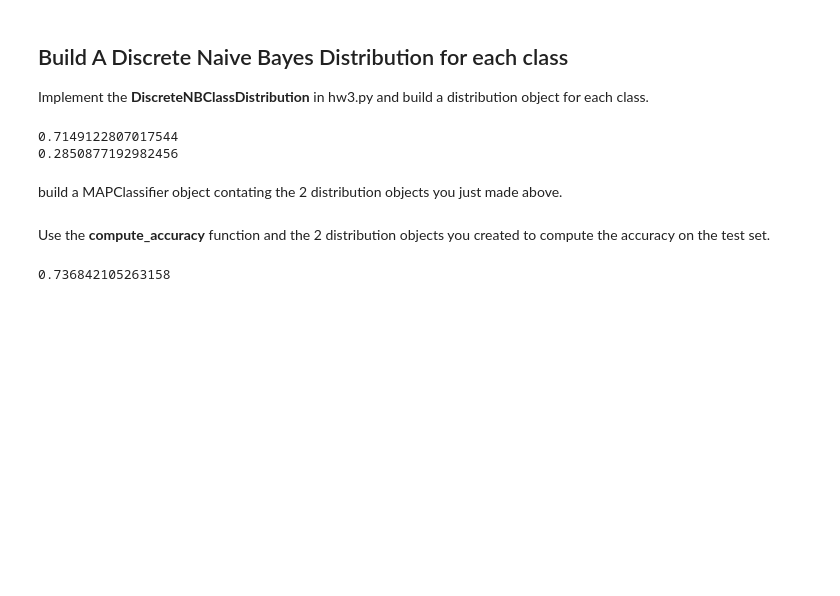
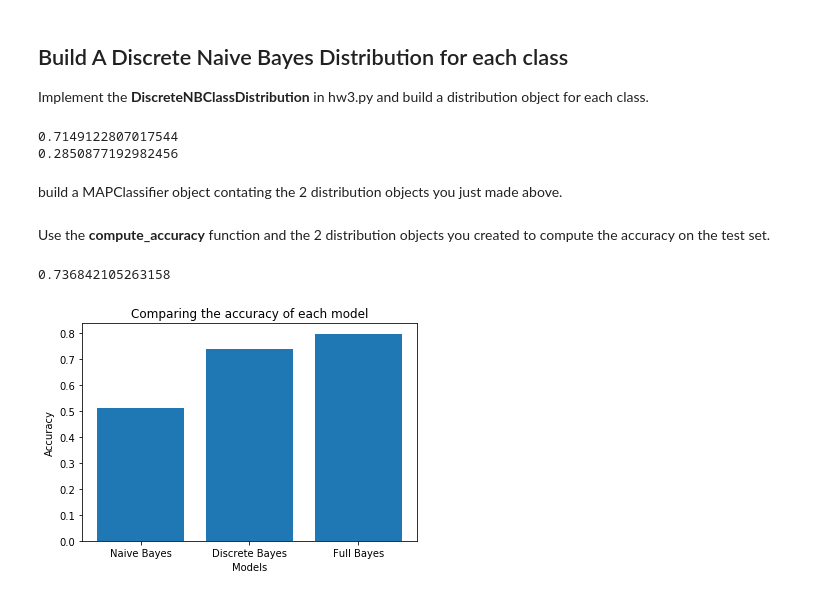
Before and after one commit to naomi-e/ML_hw3, a Jupyter notebook: MAP_Classifier.ipynb, the cells around one changed output. Drawn from its saved outputs; the diff is of its cells as text; code cells hidden in the pictures; blank space fills up the shorter version.

Commit message:
Added discrete naive bayes to the bar graph

```diff
--- a/MAP_Classifier.ipynb
+++ b/MAP_Classifier.ipynb
@@ -236,3 +236,17 @@ distr_accuracy = compute_accuracy(np_test, discrete_naive_classifier)
 print(distr_accuracy)
 # %% [output]
 0.736842105263158
+# %%
+# Bar plot of accuracy of each model side by side.
+labels = ['Naive Bayes', 'Discrete Bayes', 'Full Bayes']
+index = np.arange(len(labels))
+accuracies = [naive_accuracy, distr_accuracy, full_accuracy]
+
+plt.bar(index, accuracies)
+plt.xlabel('Models')
+plt.ylabel('Accuracy')
+plt.xticks(index, labels)
+plt.title('Comparing the accuracy of each model')
+plt.show()
+# %% [output]
+[figure, added]
```
